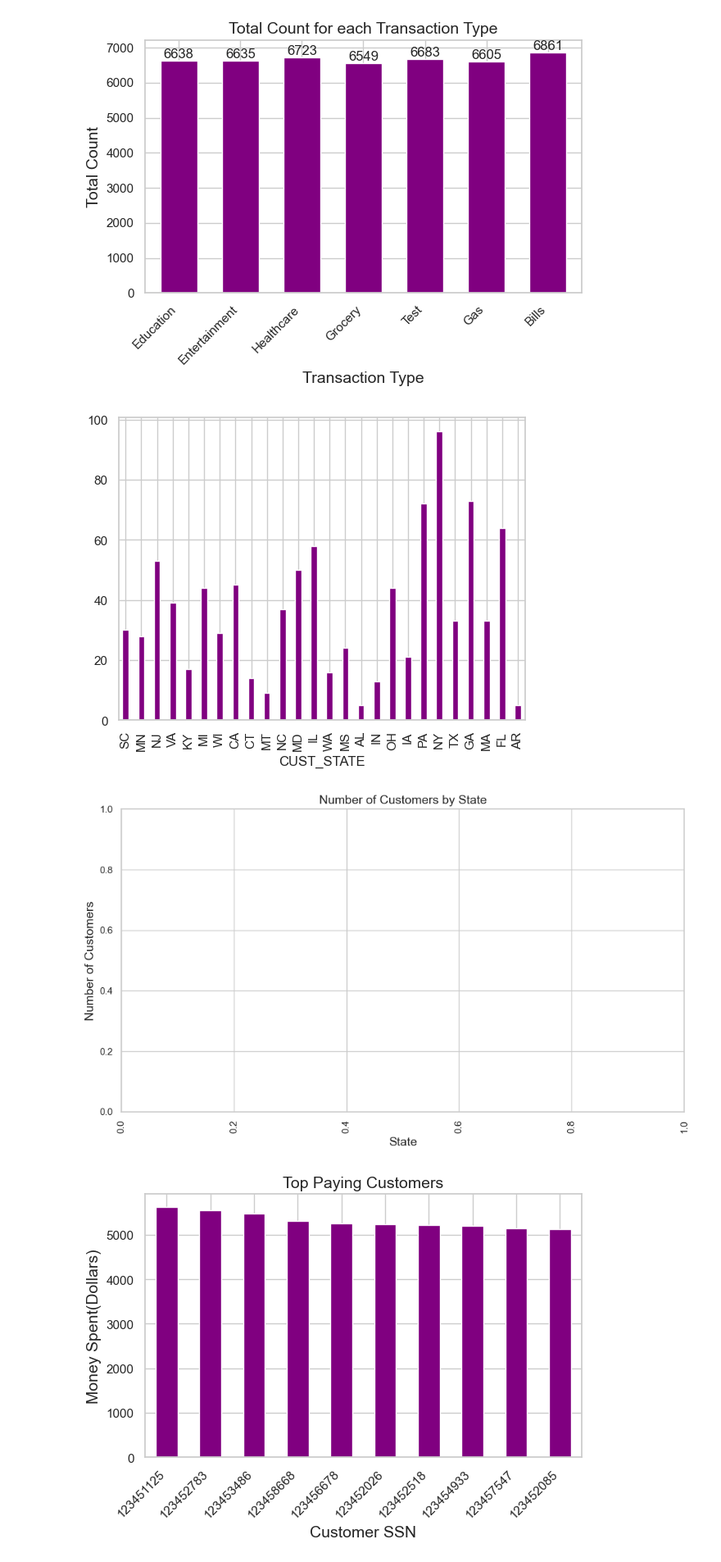
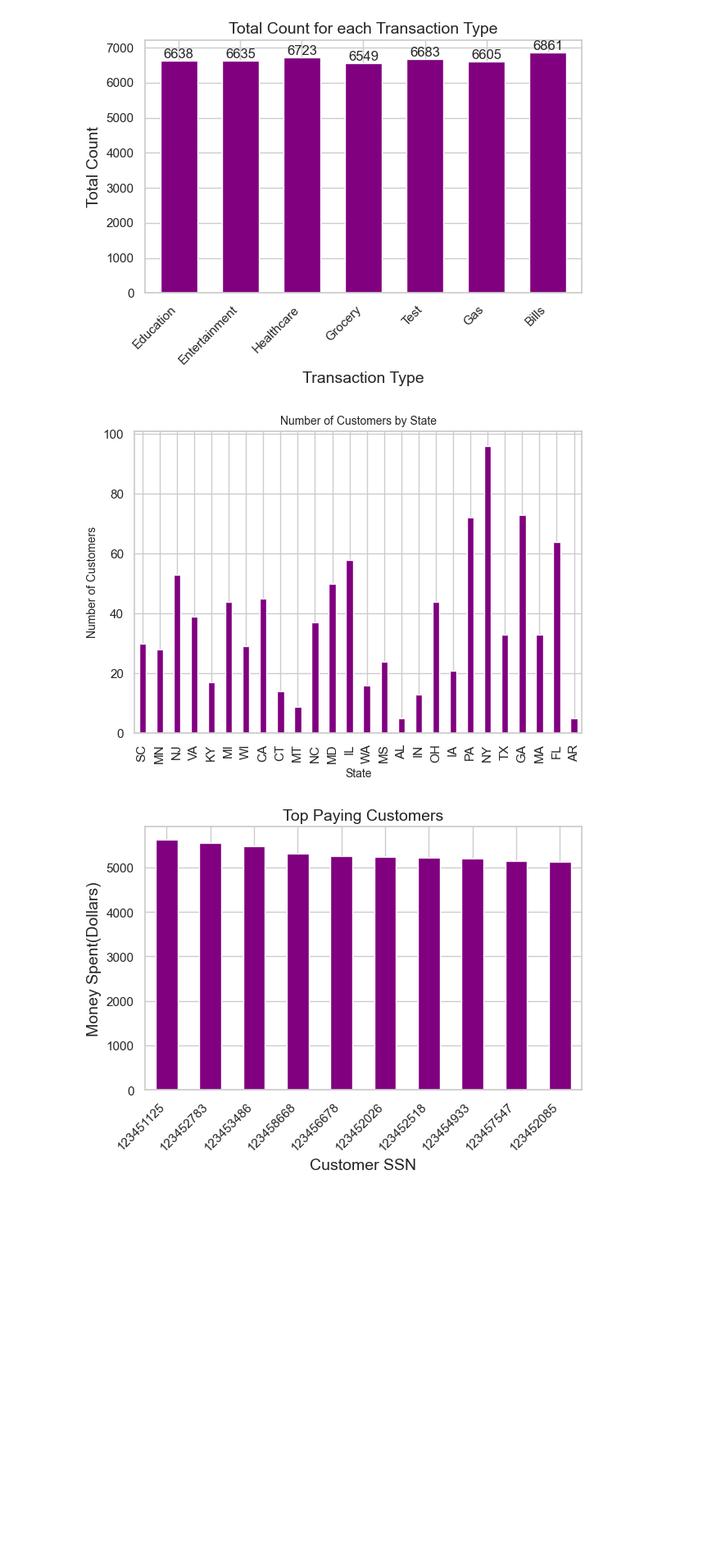
Before and after one commit to AlvisterZ/CapstoneProject, a Jupyter notebook: Capstone/Capstone_Project.ipynb, the cells around one changed output. Shown at 82% size. Saved outputs shown, nothing was run; the diff lists cells and outputs as text; code cells hidden in the pictures; blank space fills up the shorter version.

```diff
--- a/Capstone/Capstone_Project.ipynb
+++ b/Capstone/Capstone_Project.ipynb
@@ -695,21 +695,19 @@ plt.show()
 # %%
 sns.set(style="whitegrid")
 
 state_counts = customer_sql.groupby("CUST_STATE").count()
 state_counts_pd = state_counts.toPandas()
 state_counts_pd.plot(kind="bar", x="CUST_STATE", y="count", color="purple", legend=False, width=0.4)
 
-plt.figure(figsize=(10,6))
-plt.title("Number of Customers by State", fontsize=14)
-plt.xlabel("State", fontsize=14)
-plt.ylabel("Number of Customers", fontsize=14)
+plt.title("Number of Customers by State", fontsize=10)
+plt.xlabel("State", fontsize=10)
+plt.ylabel("Number of Customers", fontsize=10)
 plt.xticks(rotation=90)
 plt.tight_layout()
 
 plt.show()
 # %% [output]
-[figure, old version]
+[figure, new version]
-[figure, removed]
 # %%
 sns.set(style="whitegrid")
 
```
